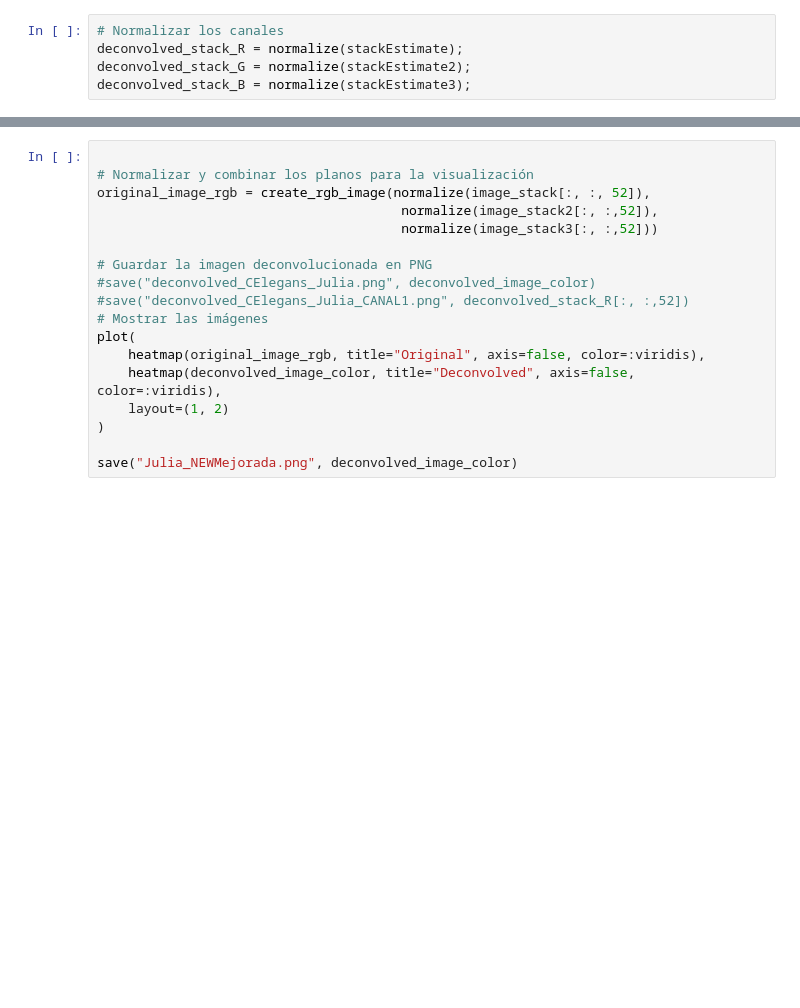
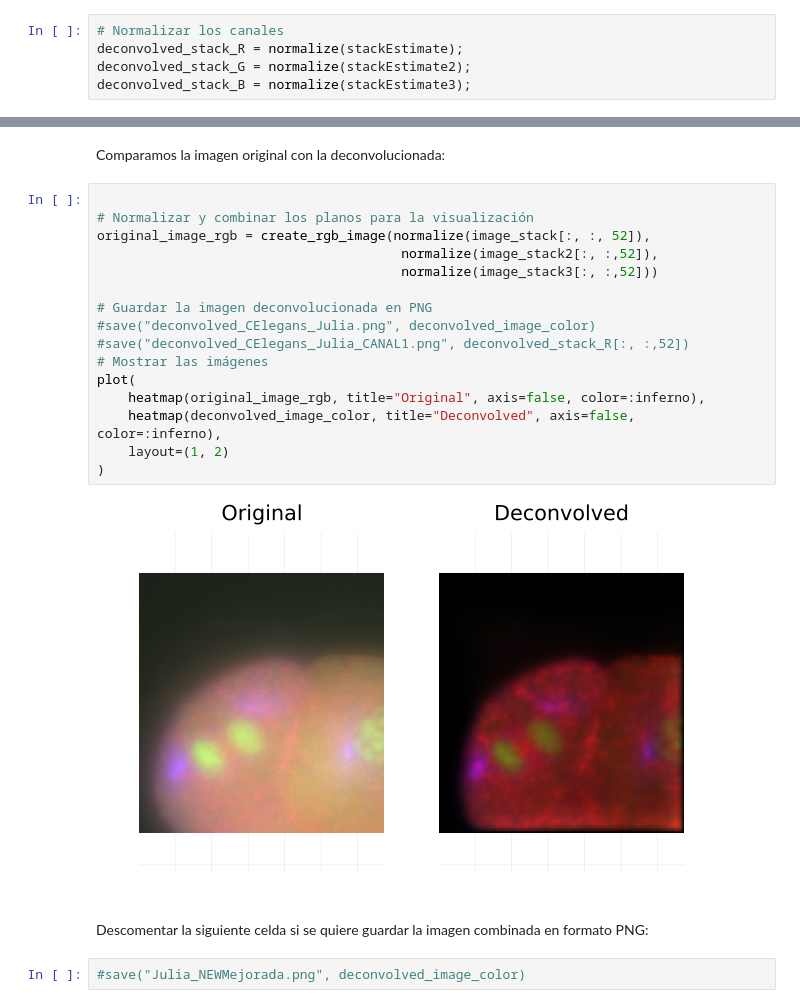
Before and after one commit to Jimena163/TFGNotebook, a Jupyter notebook: 3D_Julia_MAC.ipynb, the cells around one changed output, grey strips where cells are left out. Drawn from its saved outputs; the diff is of its cells as text; blank space fills up the shorter version.

Commit message:
Reorganizacion Julia

```diff
--- a/3D_Julia_MAC.ipynb
+++ b/3D_Julia_MAC.ipynb
@@ -701,18 +892,24 @@ deconvolved_image_color = create_rgb_image(deconvolved_stack_R[ :, :,52],
+# %% [markdown]
+Comparamos la imagen original con la deconvolucionada:
 # %%
 
 # Normalizar y combinar los planos para la visualización
 original_image_rgb = create_rgb_image(normalize(image_stack[:, :, 52]),
                                        normalize(image_stack2[:, :,52]),
                                        normalize(image_stack3[:, :,52]))
 
 # Guardar la imagen deconvolucionada en PNG
 #save("deconvolved_CElegans_Julia.png", deconvolved_image_color)
 #save("deconvolved_CElegans_Julia_CANAL1.png", deconvolved_stack_R[:, :,52])
 # Mostrar las imágenes
 plot(
-    heatmap(original_image_rgb, title="Original", axis=false, color=:viridis),
-    heatmap(deconvolved_image_color, title="Deconvolved", axis=false, color=:viridis),
+    heatmap(original_image_rgb, title="Original", axis=false, color=:inferno),
+    heatmap(deconvolved_image_color, title="Deconvolved", axis=false, color=:inferno),
     layout=(1, 2)
 )
-
-save("Julia_NEWMejorada.png", deconvolved_image_color)
+# %% [output]
+[figure, added]
+# %% [markdown]
+Descomentar la siguiente celda si se quiere guardar la imagen combinada en formato PNG:
+# %%
+#save("Julia_NEWMejorada.png", deconvolved_image_color)
```
Also changed, not shown: parts of 168 cells of this notebook, 44 other files.
